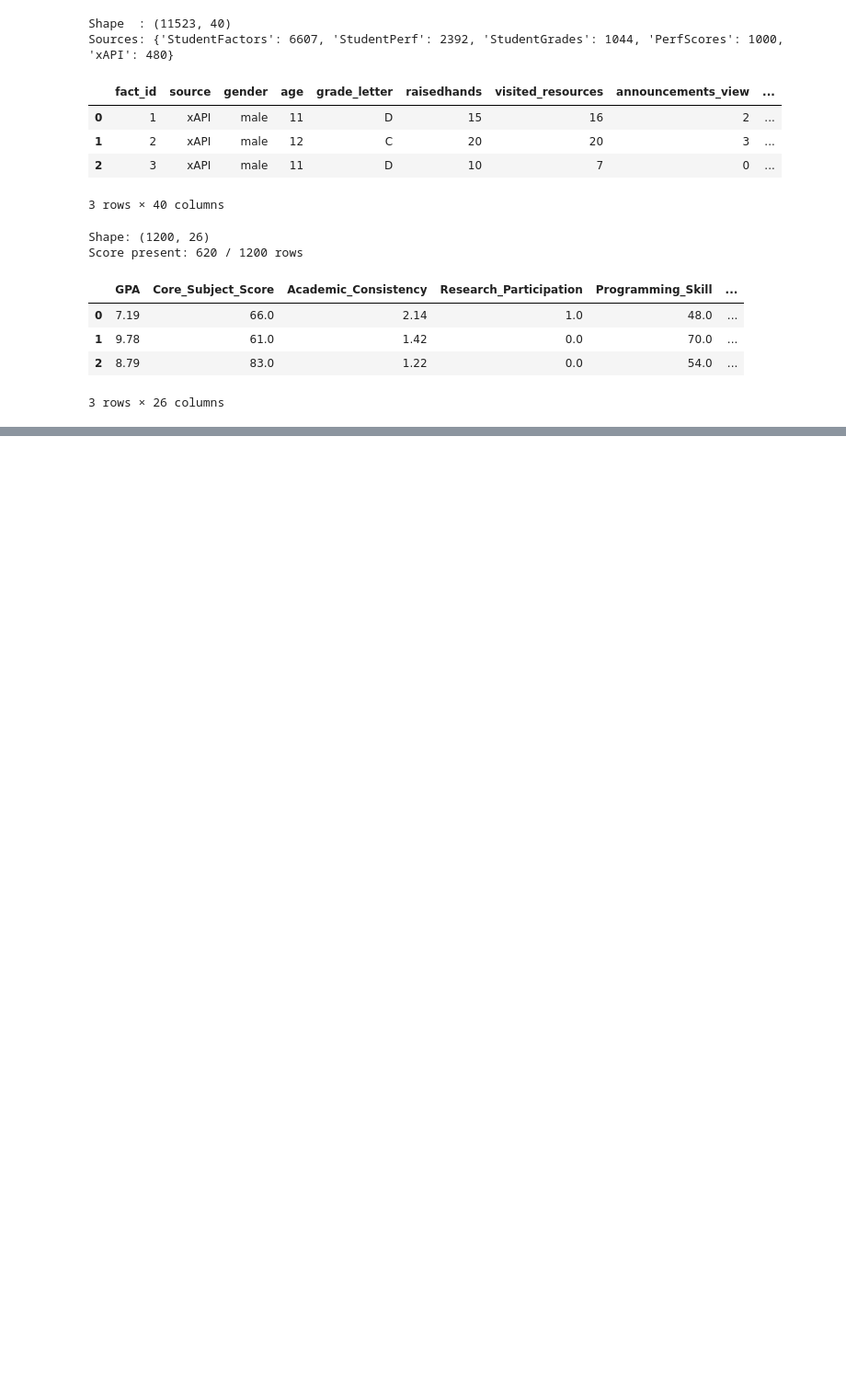
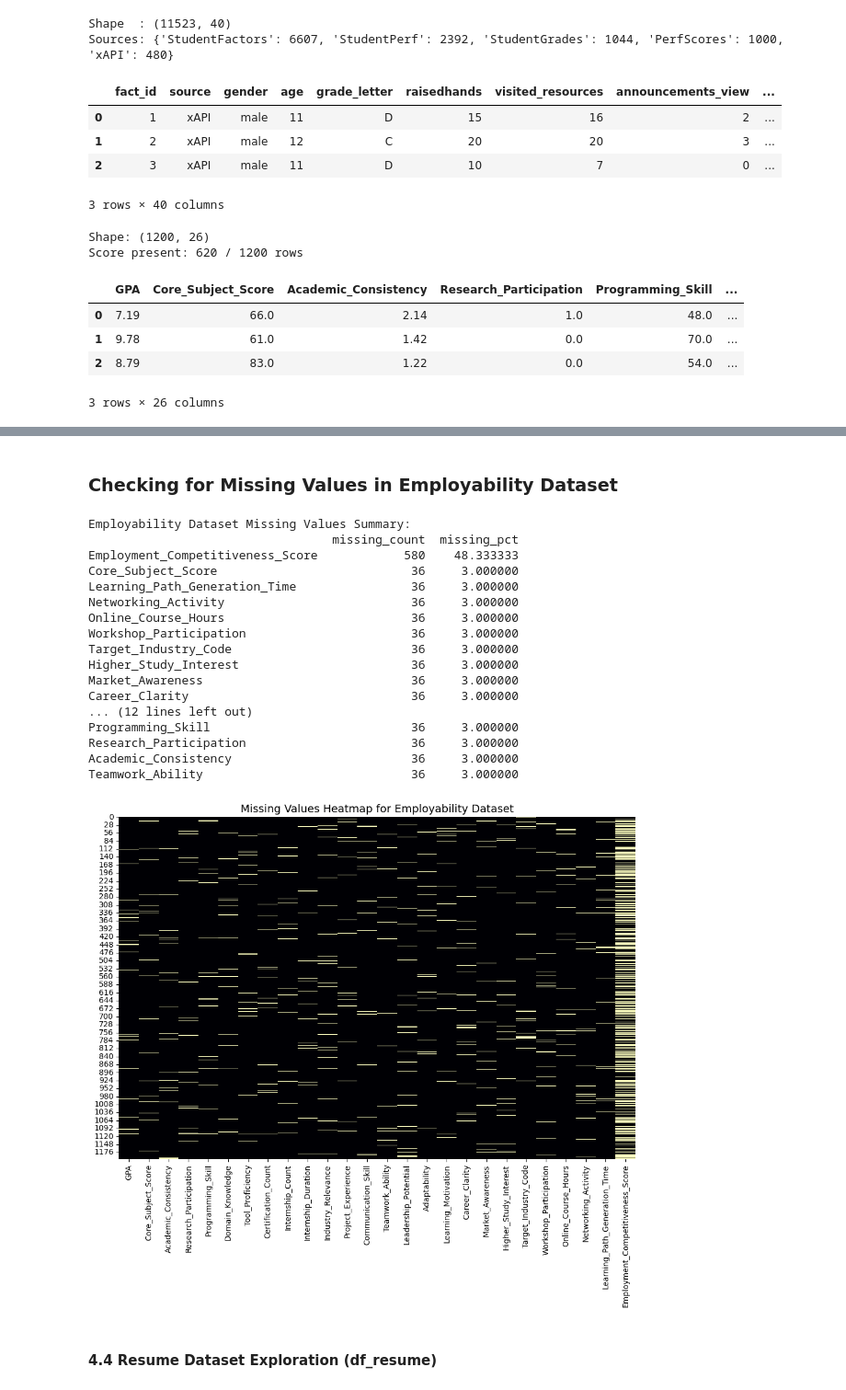
Before and after one commit to Jondonover/CAPSTONE---AI-POWERED-STUDENT-RISK-EMPLOYABILITY-PREDICTOR, a Jupyter notebook: Notebook/Project.ipynb, the cells around one changed output, grey strips where cells are left out. Shown at 92% size. Saved outputs shown, nothing was run; the diff lists cells and outputs as text; code cells hidden in the pictures; blank space fills up the shorter version.

```diff
--- a/Notebook/Project.ipynb
+++ b/Notebook/Project.ipynb
@@ -378,0 +478,40 @@ for col in df_dropout.columns:
+# %% [markdown]
+### Checking for Missing Values in Employability Dataset
+# %%
+# Employability dataset missing values summary and visualization
+missing_counts = df_employ.isnull().sum()
+missing_pct = (missing_counts / len(df_employ)) * 100
+
+missing_summary = pd.DataFrame({
+    'missing_count': missing_counts,
+    'missing_pct': missing_pct
+}).sort_values('missing_count', ascending=False)
+
+print("Employability Dataset Missing Values Summary:")
+print(missing_summary)
+
+plt.figure(figsize=(12, 8))
+sns.heatmap(df_employ.isnull(), cbar=False, cmap='magma')
+plt.title('Missing Values Heatmap for Employability Dataset')
+plt.show()
+# %% [output]
+Employability Dataset Missing Values Summary:
+                                  missing_count  missing_pct
+Employment_Competitiveness_Score            580    48.333333
+Core_Subject_Score                           36     3.000000
+Learning_Path_Generation_Time                36     3.000000
+Networking_Activity                          36     3.000000
+Online_Course_Hours                          36     3.000000
+Workshop_Participation                       36     3.000000
+Target_Industry_Code                         36     3.000000
+Higher_Study_Interest                        36     3.000000
+Market_Awareness                             36     3.000000
+Career_Clarity                               36     3.000000
+... (12 lines left out)
+Programming_Skill                            36     3.000000
+Research_Participation                       36     3.000000
+Academic_Consistency                         36     3.000000
+Teamwork_Ability                             36     3.000000
+[figure, added]
+# %% [markdown]
+#### 4.4  Resume Dataset Exploration (df_resume)
```
Also changed, not shown: parts of 46 cells of this notebook, 2 other files.
